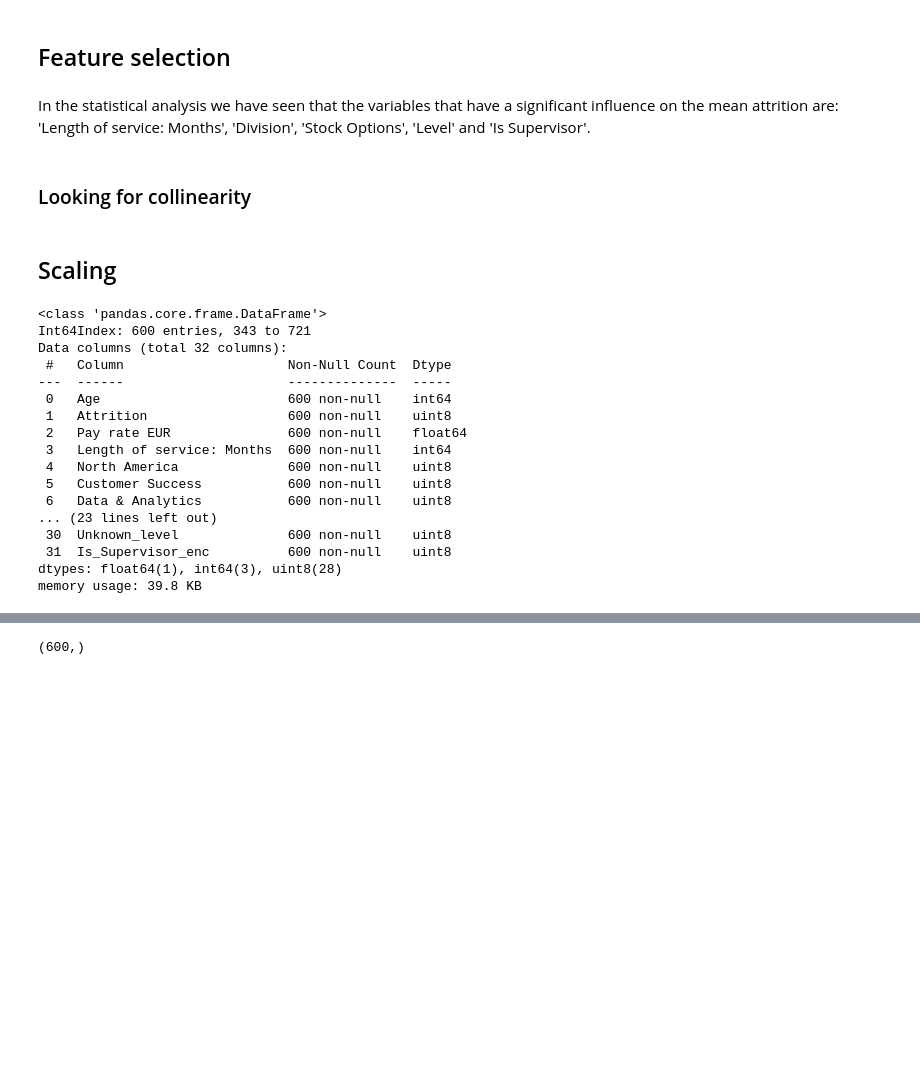
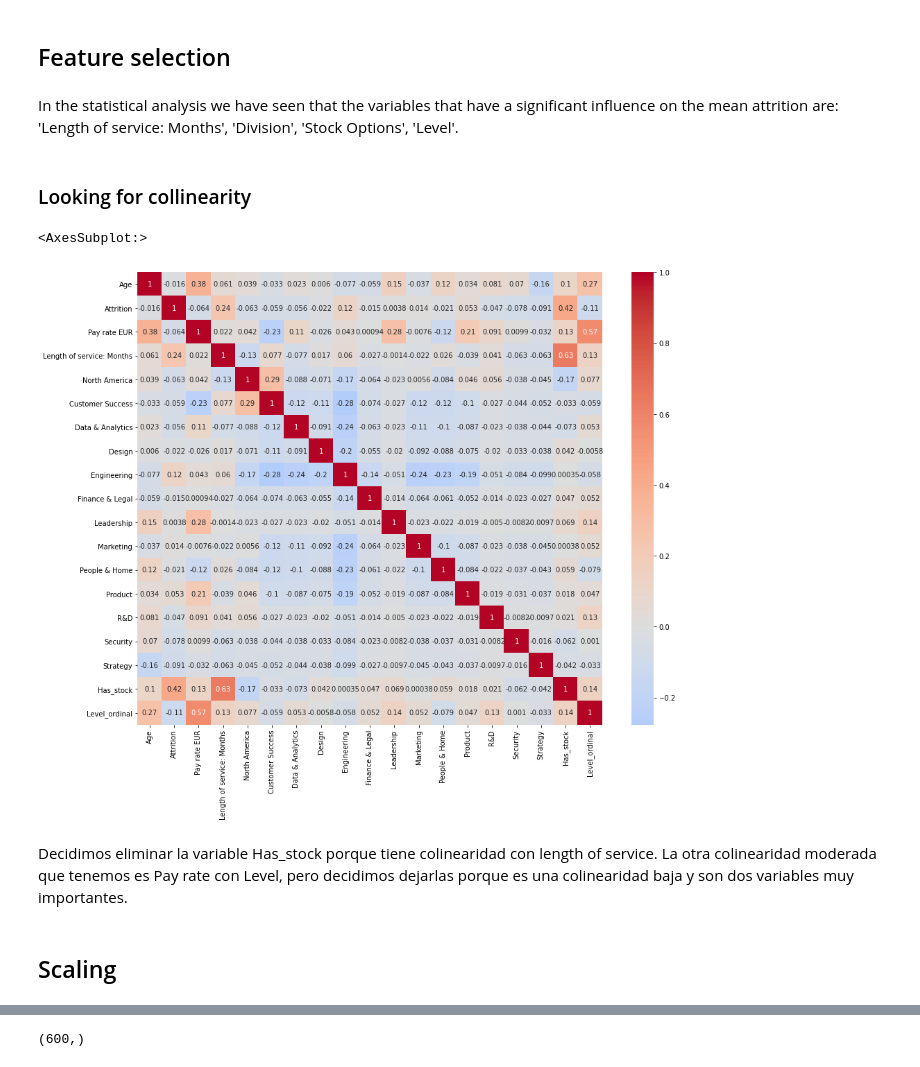
Before and after one commit to ta-datapt-bcn/project-statistical-analysis, a Jupyter notebook: julia-code.ipynb, the cells around one changed output, grey strips where cells are left out. Cells and saved outputs as stored; diff of their text form; code cells hidden in the pictures; blank space fills up the shorter version.

```diff
--- a/julia-code.ipynb
+++ b/julia-code.ipynb
@@ -632,0 +613,3 @@ px.bar(df_supervisor, x=df_supervisor.index, y='Proportion', color='Proportion')
+# %%
+division_dict = df.groupby('Division')['Attrition'].mean().to_dict()
+division_dict
@@ -632,0 +630,3 @@ px.bar(df_supervisor, x=df_supervisor.index, y='Proportion', color='Proportion')
+# %%
+df['Division_attrition_proportion'] = df['Division'].map(division_dict)
+df['Division_attrition_proportion']
@@ -672,8 +688,18 @@ sns.heatmap(pd.DataFrame(pca.components_, index=['pc1', 'pc2'], columns=df_num.c
 # %% [markdown]
 ## Feature selection
 # %% [markdown]
-In the statistical analysis we have seen that the variables that have a significant influence on the mean attrition are: 'Length of service: Months', 'Division', 'Stock Options', 'Level' and 'Is Supervisor'.
+In the statistical analysis we have seen that the variables that have a significant influence on the mean attrition are: 'Length of service: Months', 'Division', 'Stock Options', 'Level'.
 # %% [markdown]
 ### Looking for collinearity
+# %%
+plt.rcParams["figure.figsize"] = (15,12)
+# %%
+df = df[df.columns[:25]]
+# eliminamos los dummies de los levels, porque tenemos la columna levels en encoding ordinal
 # %%
-# heatmap
+sns.heatmap(data=df.corr(), cmap='coolwarm', center=0, annot=True)
+# %% [output]
+<AxesSubplot:>
+[figure, added]
+# %% [markdown]
+Decidimos eliminar la variable Has_stock porque tiene colinearidad con length of service. La otra colinearidad moderada que tenemos es Pay rate con Level, pero decidimos dejarlas porque es una colinearidad baja y son dos variables muy importantes.
@@ -681,26 +709,6 @@ In the statistical analysis we have seen that the variables that have a signific
 ## Scaling
 # %%
 df_num = df.select_dtypes('number')
-# %%
-df_num.info()
-# %% [output]
-<class 'pandas.core.frame.DataFrame'>
-Int64Index: 600 entries, 343 to 721
-Data columns (total 32 columns):
- #   Column                     Non-Null Count  Dtype
----  ------                     --------------  -----
- 0   Age                        600 non-null    int64
- 1   Attrition                  600 non-null    uint8
- 2   Pay rate EUR               600 non-null    float64
- 3   Length of service: Months  600 non-null    int64
- 4   North America              600 non-null    uint8
- 5   Customer Success           600 non-null    uint8
- 6   Data & Analytics           600 non-null    uint8
-... (23 lines left out)
- 30  Unknown_level              600 non-null    uint8
- 31  Is_Supervisor_enc          600 non-null    uint8
-dtypes: float64(1), int64(3), uint8(28)
-memory usage: 39.8 KB
 # %%
 df_num.columns.values
 # %% [output]
```
Also changed, not shown: parts of 74 cells of this notebook, 2 other files.
